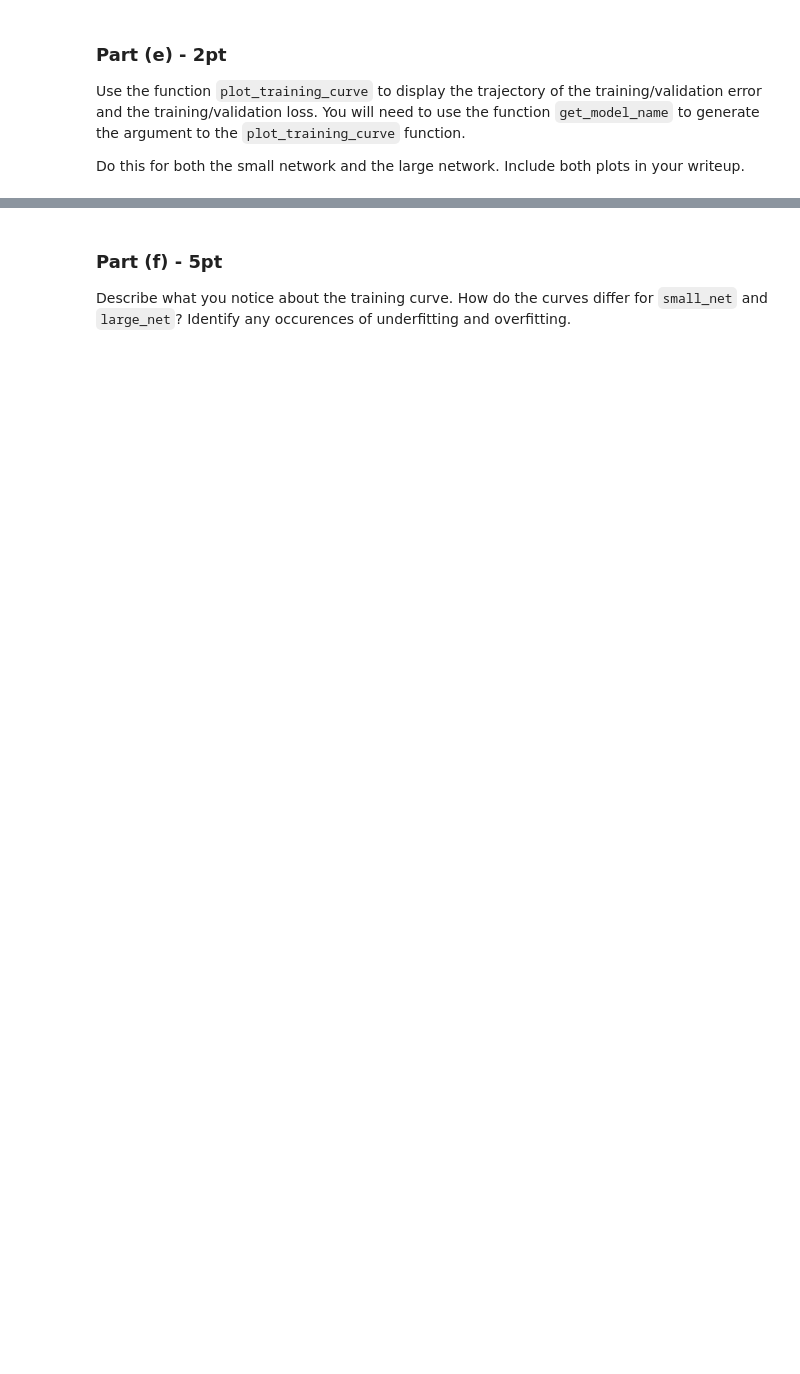
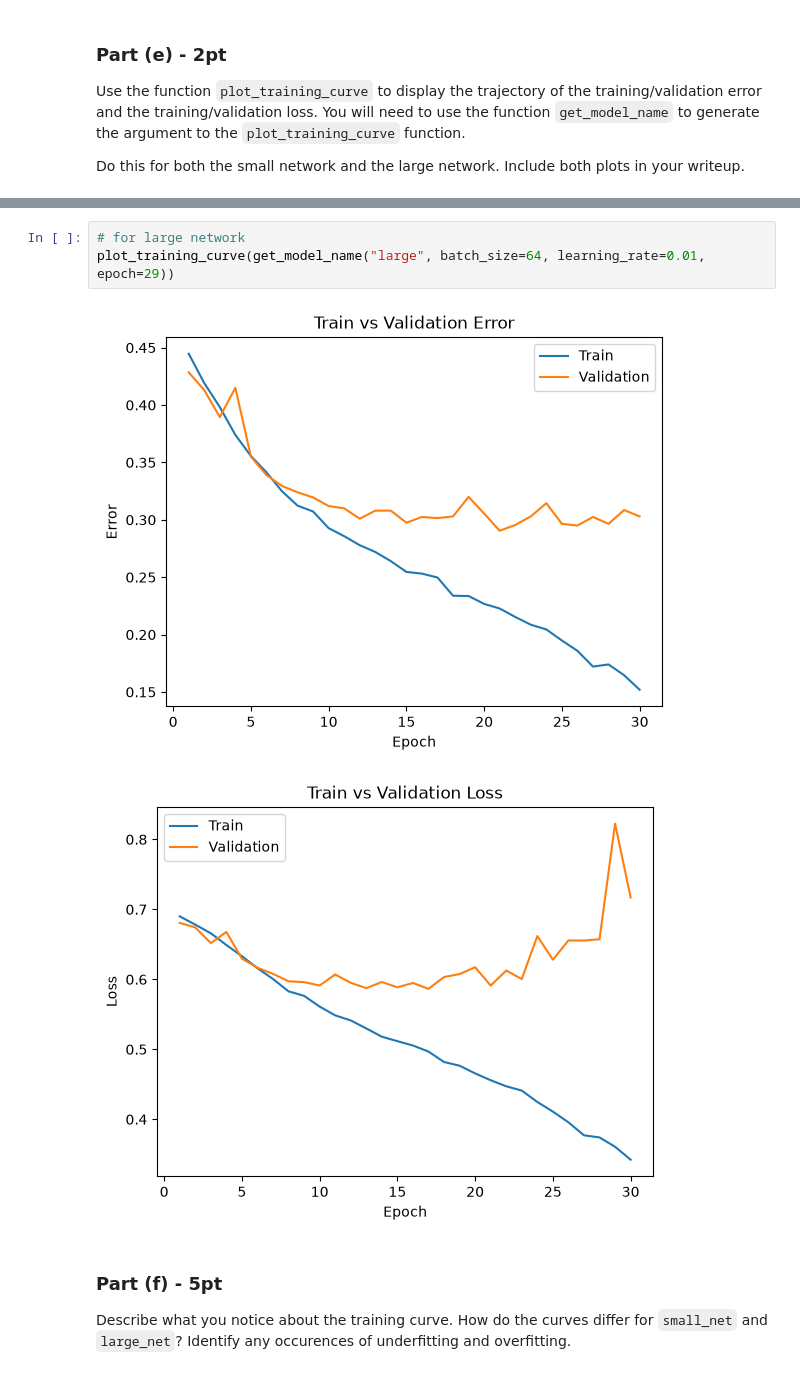
Before and after one commit to Samantha-Hossain/APS360, a Jupyter notebook: Lab 2/Lab2.ipynb, the cells around one changed output, grey strips where cells are left out. Drawn from its saved outputs; the diff is of its cells as text; blank space fills up the shorter version.

```diff
--- a/Lab 2/Lab2.ipynb
+++ b/Lab 2/Lab2.ipynb
@@ -477,3 +574,9 @@ in your writeup.
+# %%
+# for large network
+plot_training_curve(get_model_name("large", batch_size=64, learning_rate=0.01, epoch=29))
+# %% [output]
+[figure, added]
+[figure, added]
 # %% [markdown]
 ### Part (f) - 5pt
 
```
Also changed, not shown: parts of 27 cells of this notebook, 1 other file.
